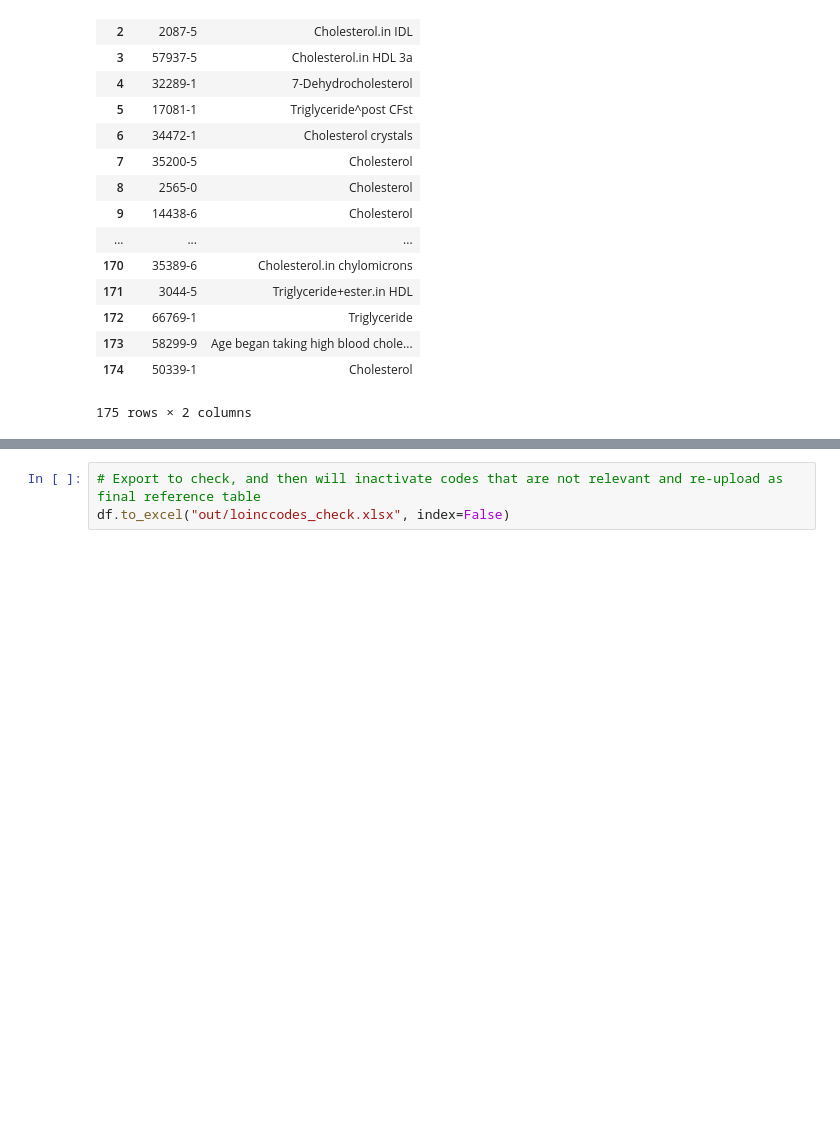
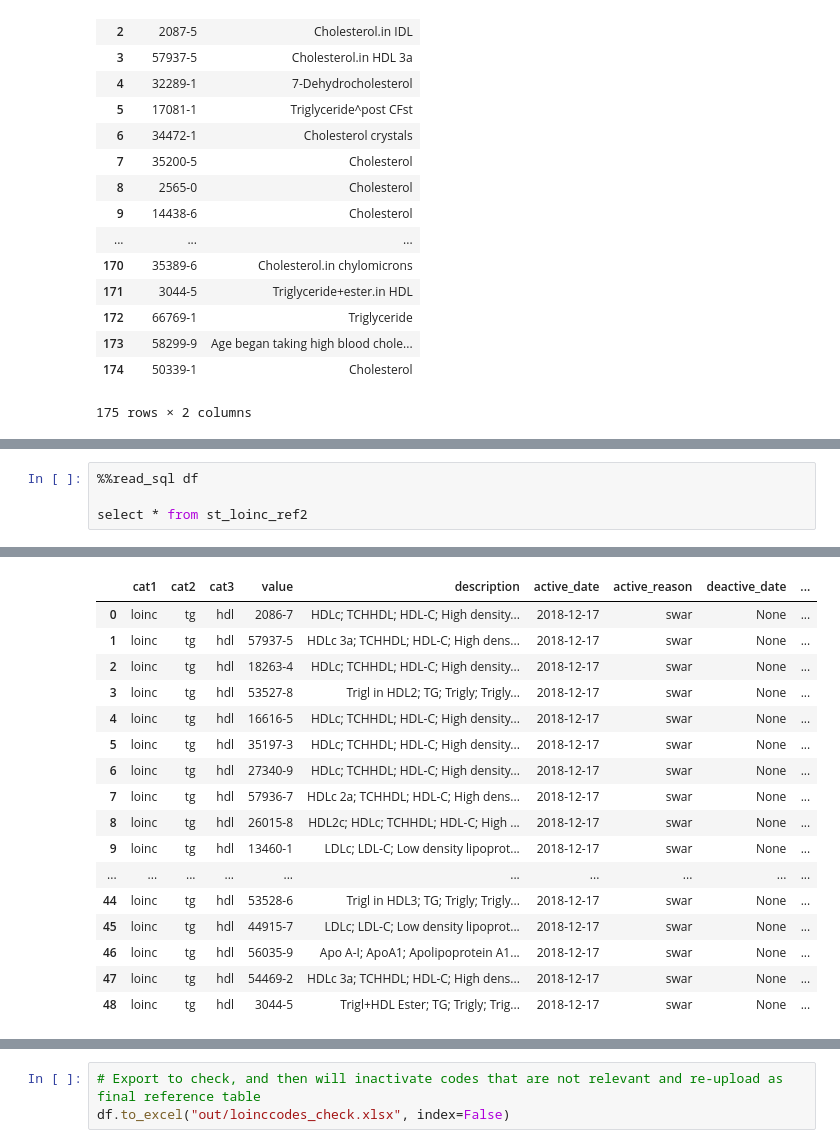
Before and after one commit to swaralit/Custom_TG, a Jupyter notebook: TG levels.ipynb, the cells around one changed output, grey strips where cells are left out. Saved outputs shown, nothing was run; the diff lists cells and outputs as text; blank space fills up the shorter version.

```diff
--- a/TG levels.ipynb
+++ b/TG levels.ipynb
@@ -147,0 +182,5 @@ Query started at 02:15:35 PM India Standard Time; Query executed in 0.07 m
+# %%
+%%read_sql df
+
+select * from st_loinc_ref2
+# %% [output]
@@ -147,0 +188,17 @@ Query started at 02:15:35 PM India Standard Time; Query executed in 0.07 m
+|  | cat1 | cat2 | cat3 | value | description | active_date | active_reason | deactive_date | ... |
+| 0 | loinc | tg | hdl | 2086-7 | HDLc; TCHHDL; HDL-C; High density... | 2018-12-17 | swar | None | ... |
+| 1 | loinc | tg | hdl | 57937-5 | HDLc 3a; TCHHDL; HDL-C; High dens... | 2018-12-17 | swar | None | ... |
+| 2 | loinc | tg | hdl | 18263-4 | HDLc; TCHHDL; HDL-C; High density... | 2018-12-17 | swar | None | ... |
+| 3 | loinc | tg | hdl | 53527-8 | Trigl in HDL2; TG; Trigly; Trigly... | 2018-12-17 | swar | None | ... |
+| 4 | loinc | tg | hdl | 16616-5 | HDLc; TCHHDL; HDL-C; High density... | 2018-12-17 | swar | None | ... |
+| 5 | loinc | tg | hdl | 35197-3 | HDLc; TCHHDL; HDL-C; High density... | 2018-12-17 | swar | None | ... |
+| 6 | loinc | tg | hdl | 27340-9 | HDLc; TCHHDL; HDL-C; High density... | 2018-12-17 | swar | None | ... |
+| 7 | loinc | tg | hdl | 57936-7 | HDLc 2a; TCHHDL; HDL-C; High dens... | 2018-12-17 | swar | None | ... |
+| 8 | loinc | tg | hdl | 26015-8 | HDL2c; HDLc; TCHHDL; HDL-C; High ... | 2018-12-17 | swar | None | ... |
+| 9 | loinc | tg | hdl | 13460-1 | LDLc; LDL-C; Low density lipoprot... | 2018-12-17 | swar | None | ... |
+| ... | ... | ... | ... | ... | ... | ... | ... | ... | ... |
+| 44 | loinc | tg | hdl | 53528-6 | Trigl in HDL3; TG; Trigly; Trigly... | 2018-12-17 | swar | None | ... |
+| 45 | loinc | tg | hdl | 44915-7 | LDLc; LDL-C; Low density lipoprot... | 2018-12-17 | swar | None | ... |
+| 46 | loinc | tg | hdl | 56035-9 | Apo A-I; ApoA1; Apolipoprotein A1... | 2018-12-17 | swar | None | ... |
+| 47 | loinc | tg | hdl | 54469-2 | HDLc 3a; TCHHDL; HDL-C; High dens... | 2018-12-17 | swar | None | ... |
+| 48 | loinc | tg | hdl | 3044-5 | Trigl+HDL Ester; TG; Trigly; Trig... | 2018-12-17 | swar | None | ... |
```
Also changed, not shown: parts of 57 cells of this notebook, 2 other files.
